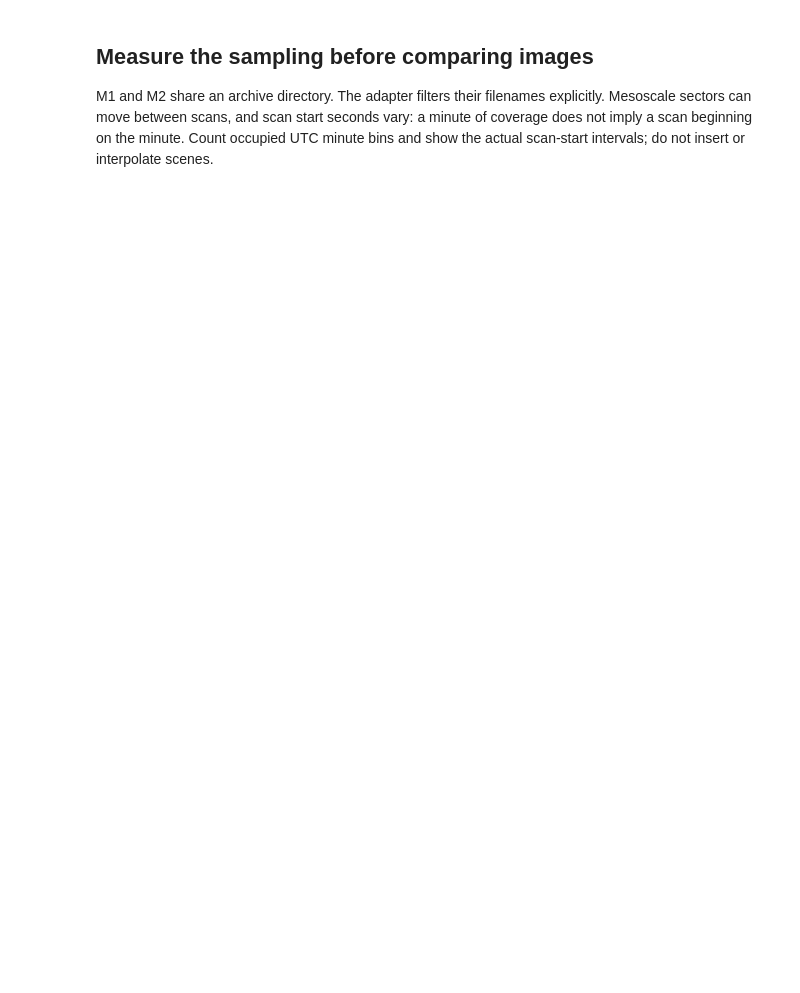
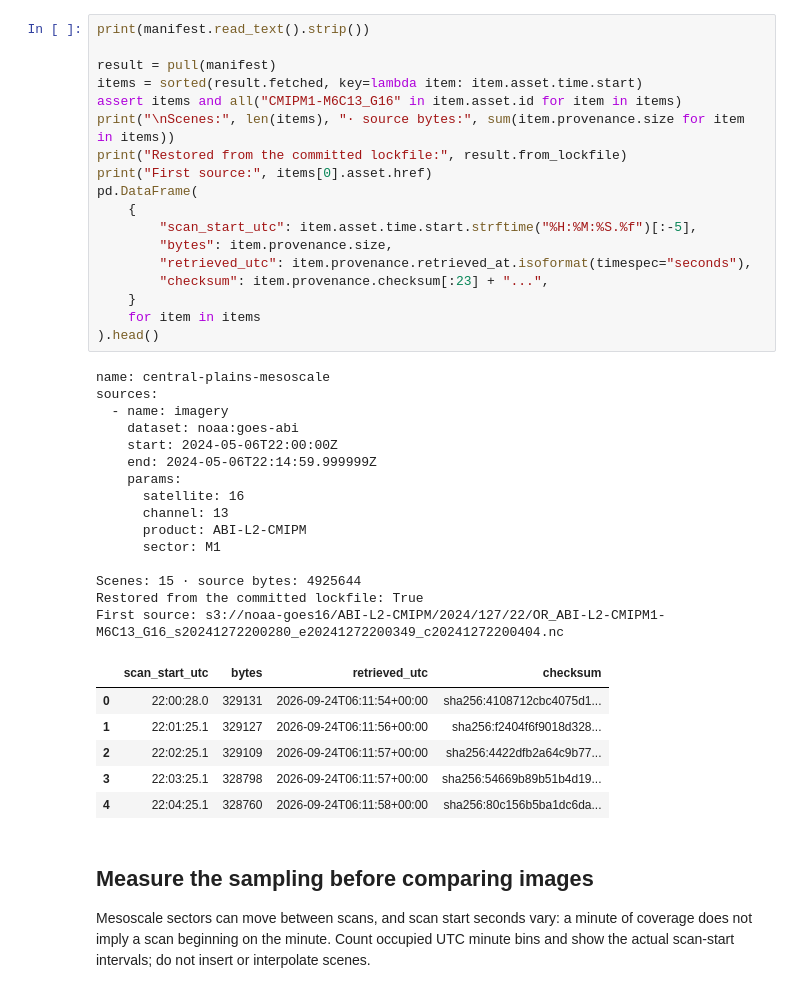
Before and after one commit to jakeryderv/usdata, a Jupyter notebook: examples/studies/goes-mesoscale/goes-mesoscale.ipynb, the cells around one changed output. Cells and saved outputs as stored; diff of their text form; blank space fills up the shorter version.

Commit message:
docs: GOES mesoscale study in the study template (#319)

```diff
--- a/examples/studies/goes-mesoscale/goes-mesoscale.ipynb
+++ b/examples/studies/goes-mesoscale/goes-mesoscale.ipynb
@@ -69,7 +68,50 @@ Restored committed lockfile: True
+# %%
+print(manifest.read_text().strip())
+
+result = pull(manifest)
+items = sorted(result.fetched, key=lambda item: item.asset.time.start)
+assert items and all("CMIPM1-M6C13_G16" in item.asset.id for item in items)
+print("\nScenes:", len(items), "· source bytes:", sum(item.provenance.size for item in items))
+print("Restored from the committed lockfile:", result.from_lockfile)
+print("First source:", items[0].asset.href)
+pd.DataFrame(
+    {
+        "scan_start_utc": item.asset.time.start.strftime("%H:%M:%S.%f")[:-5],
+        "bytes": item.provenance.size,
+        "retrieved_utc": item.provenance.retrieved_at.isoformat(timespec="seconds"),
+        "checksum": item.provenance.checksum[:23] + "...",
+    }
+    for item in items
+).head()
+# %% [output]
+name: central-plains-mesoscale
+sources:
+  - name: imagery
+    dataset: noaa:goes-abi
+    start: 2024-05-06T22:00:00Z
+    end: 2024-05-06T22:14:59.999999Z
+    params:
+      satellite: 16
+      channel: 13
+      product: ABI-L2-CMIPM
+      sector: M1
+
+Scenes: 15 · source bytes: 4925644
+Restored from the committed lockfile: True
+First source: s3://noaa-goes16/ABI-L2-CMIPM/2024/127/22/OR_ABI-L2-CMIPM1-M6C13_G16_s20241272200280_e20241272200349_c20241272200404.nc
+|  | scan_start_utc | bytes | retrieved_utc | checksum |
+| 0 | 22:00:28.0 | 329131 | 2026-09-24T06:11:54+00:00 | sha256:4108712cbc4075d1... |
+| 1 | 22:01:25.1 | 329127 | 2026-09-24T06:11:56+00:00 | sha256:f2404f6f9018d328... |
+| 2 | 22:02:25.1 | 329109 | 2026-09-24T06:11:57+00:00 | sha256:4422dfb2a64c9b77... |
+| 3 | 22:03:25.1 | 328798 | 2026-09-24T06:11:57+00:00 | sha256:54669b89b51b4d19... |
+| 4 | 22:04:25.1 | 328760 | 2026-09-24T06:11:58+00:00 | sha256:80c156b5ba1dc6da... |
 # %% [markdown]
 ## Measure the sampling before comparing images
 
-M1 and M2 share an archive directory. The adapter filters their filenames explicitly. Mesoscale sectors can move between scans, and scan start seconds vary: a minute of coverage does not imply a scan beginning on the minute. Count occupied UTC minute bins and show the actual scan-start intervals; do not insert or interpolate scenes.
+Mesoscale sectors can move between scans, and scan start seconds vary: a minute
+of coverage does not imply a scan beginning on the minute. Count occupied UTC
+minute bins and show the actual scan-start intervals; do not insert or
+interpolate scenes.
 # %%
 starts = pd.DatetimeIndex([item.asset.time.start for item in items])
 ends = pd.DatetimeIndex([item.asset.time.end for item in items])
```
Also changed, not shown: parts of 18 cells of this notebook, 2 other files.
